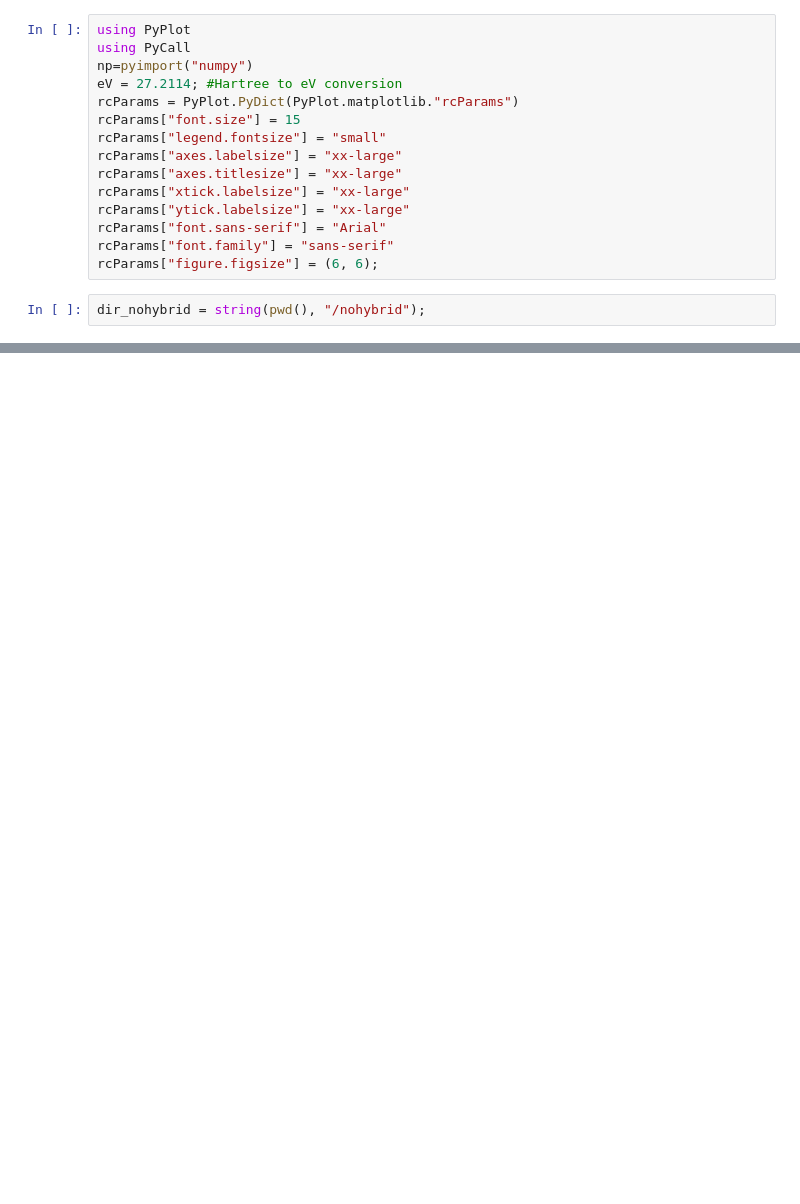
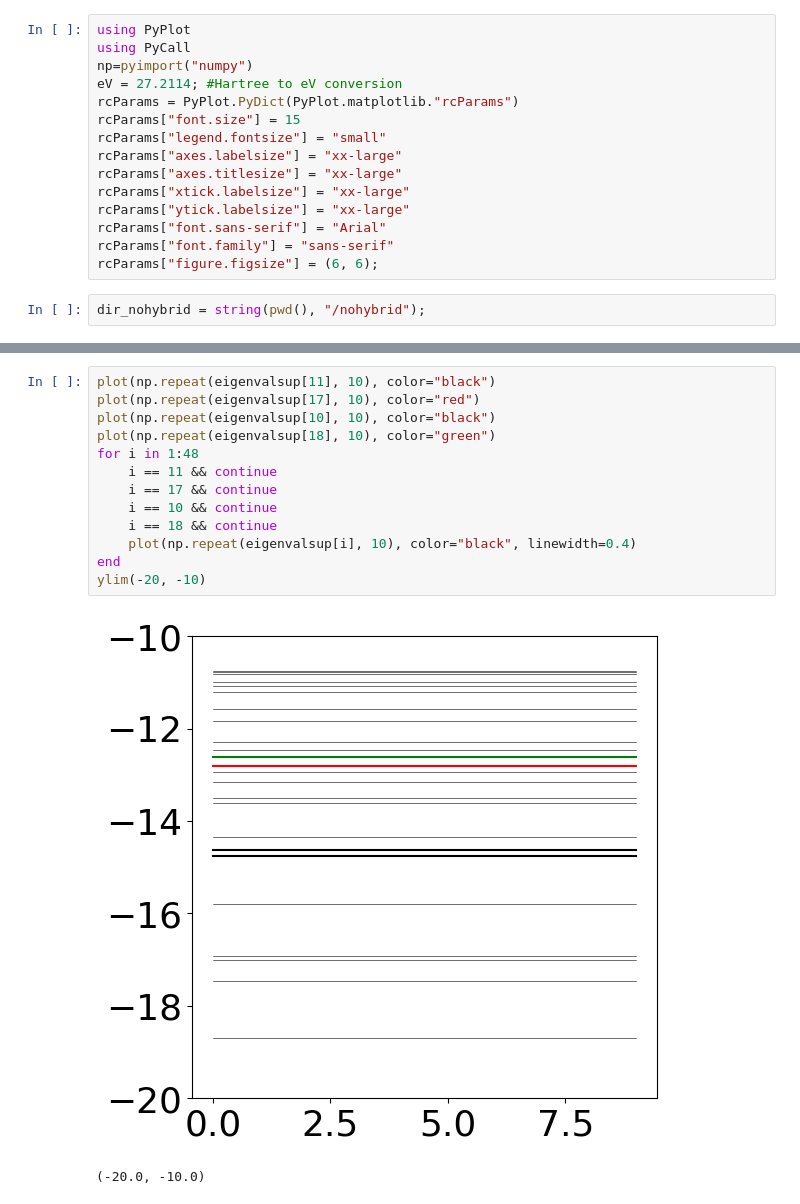
Before and after one commit to charlesrc/nanoscint, a Jupyter notebook: nanoscint/supplemental/DFT_NoHybridFunctional/NoHybridFunctionals_DFTModel.ipynb, the cells around one changed output, grey strips where cells are left out. Saved outputs shown, nothing was run; the diff lists cells and outputs as text; blank space fills up the shorter version.

```diff
--- a/nanoscint/supplemental/DFT_NoHybridFunctional/NoHybridFunctionals_DFTModel.ipynb
+++ b/nanoscint/supplemental/DFT_NoHybridFunctional/NoHybridFunctionals_DFTModel.ipynb
@@ -166,0 +250,16 @@ Max Red Oscillator Strength: 0.2267312493609146
+# %%
+plot(np.repeat(eigenvalsup[11], 10), color="black")
+plot(np.repeat(eigenvalsup[17], 10), color="red")
+plot(np.repeat(eigenvalsup[10], 10), color="black")
+plot(np.repeat(eigenvalsup[18], 10), color="green")
+for i in 1:48
+    i == 11 && continue
+    i == 17 && continue
+    i == 10 && continue
+    i == 18 && continue
+    plot(np.repeat(eigenvalsup[i], 10), color="black", linewidth=0.4)
+end
+ylim(-20, -10)
+# %% [output]
+[figure, added]
+(-20.0, -10.0)
```
Also changed, not shown: parts of 10 cells of this notebook.
